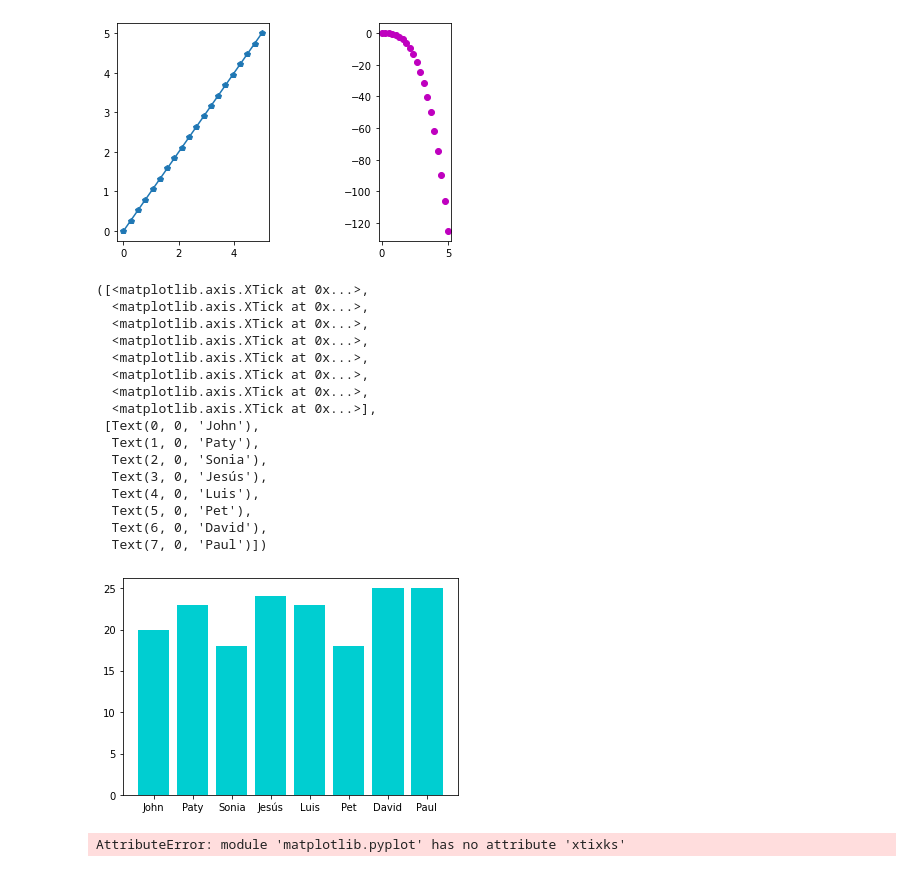
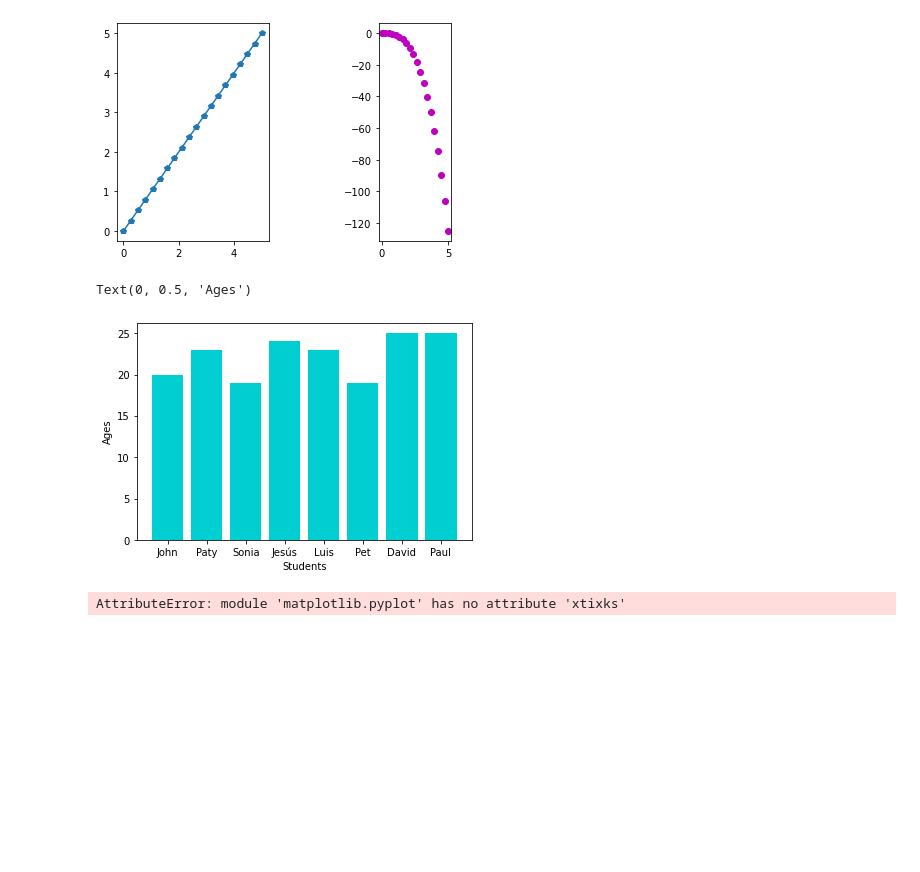
Before and after one commit to chunche95/ProgramacionModernaPython, a Jupyter notebook: Proyectos/Fundamentals Data Analysis and Visualization Tools in Python with Anaconda and Jupiter Notebook/MatplotLibTuto.ipynb, the cells around one changed output. Cells and saved outputs as stored; diff of their text form; code cells hidden in the pictures; blank space fills up the shorter version.

```diff
--- a/Proyectos/Fundamentals Data Analysis and Visualization Tools in Python with Anaconda and Jupiter Notebook/MatplotLibTuto.ipynb
+++ b/Proyectos/Fundamentals Data Analysis and Visualization Tools in Python with Anaconda and Jupiter Notebook/MatplotLibTuto.ipynb
@@ -81,31 +81,18 @@ plt.plot(t,-t**3,'mo')
 # %%
 grades = {
     'John':20,
     'Paty':23,
-    'Sonia':18,
+    'Sonia':19,
     'Jesús':24,
     'Luis':23,
-    'Pet':18,
+    'Pet':19,
     'David':25,
     'Paul':25
 }
 plt.bar(range(len(grades)), list(grades.values()), color='darkturquoise')
 plt.xticks(range(len(grades)), list(grades.keys()))
+plt.xlabel("Students")
+plt.ylabel("Ages")
 # %% [output]
-([<matplotlib.axis.XTick at 0x...>,
-  <matplotlib.axis.XTick at 0x...>,
-  <matplotlib.axis.XTick at 0x...>,
-  <matplotlib.axis.XTick at 0x...>,
-  <matplotlib.axis.XTick at 0x...>,
-  <matplotlib.axis.XTick at 0x...>,
-  <matplotlib.axis.XTick at 0x...>,
-  <matplotlib.axis.XTick at 0x...>],
- [Text(0, 0, 'John'),
-  Text(1, 0, 'Paty'),
-  Text(2, 0, 'Sonia'),
-  Text(3, 0, 'Jesús'),
-  Text(4, 0, 'Luis'),
-  Text(5, 0, 'Pet'),
-  Text(6, 0, 'David'),
-  Text(7, 0, 'Paul')])
+Text(0, 0.5, 'Ages')
-[figure, old version]
+[figure, new version]
```
Also changed, not shown: parts of 1 cell of this notebook.
